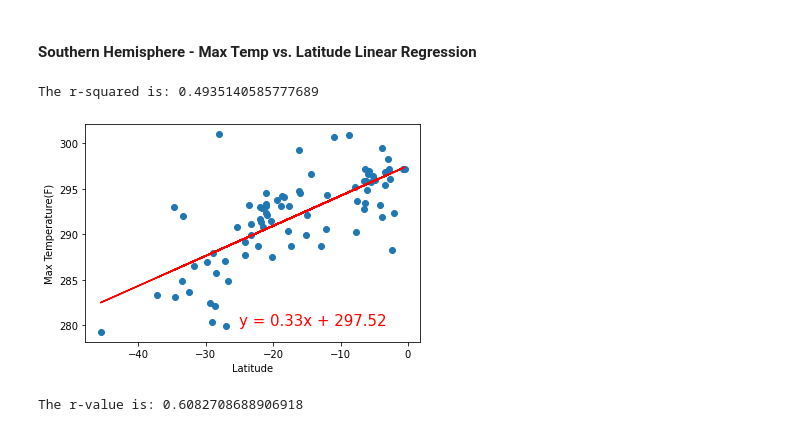
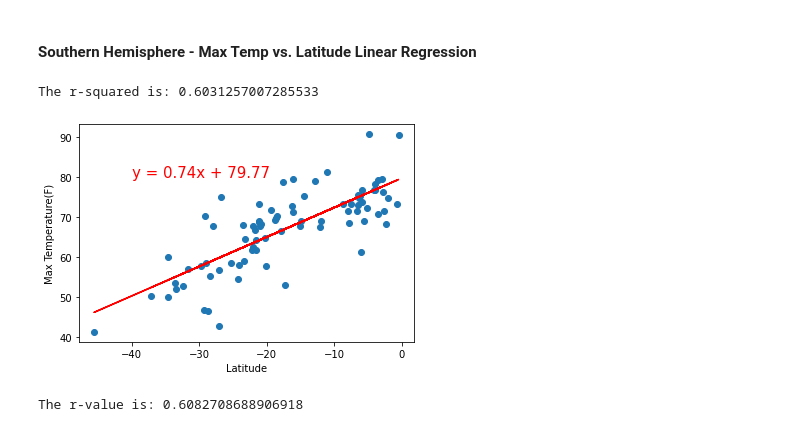
Before and after one commit to nickchuasl/python-api-challenge, a Jupyter notebook: WeatherPy/WeatherPy.ipynb, the cells around one changed output. Saved outputs shown, nothing was run; the diff lists cells and outputs as text; code cells hidden in the pictures.

```diff
--- a/WeatherPy/WeatherPy.ipynb
+++ b/WeatherPy/WeatherPy.ipynb
@@ -102,7 +102,7 @@ max_temp = []
 #Data to loop
 
 set_num = 1
-
+units = "Imperial"
 print("Beginning Data Retrieval")
 print("--------------------------------")
 
@@ -110,7 +110,7 @@ for index, row in interest_cities.iterrows():
     lat = row['lat']
     lon = row['lng']
 
-    response = requests.get(f"{url}lat={lat}&lon={lon}").json()
+    response = requests.get(f"{url}lat={lat}&lon={lon}&units={units}").json()
 
     try:
         print(f"Processing Record {index +1} of Set {set_num} | {response['name']}")
@@ -411,22 +409,22 @@ The r-value is: 0.46937863826630627
 # %%
 x_values = sothern_cities_pd['Lat']
 y_values = sothern_cities_pd['Max Temp']
 
 fig4, ax4 = plt.subplots()
 (slope, intercept, rvalue, pvalue, stderr) = linregress(x_values,y_values)
 regress_values = x_values * slope + intercept
 line_eq = "y = " + str(round(slope,2)) + "x + " + str(round(intercept,2))
 plt.plot(x_values,regress_values,"r-")
-plt.annotate(line_eq,(-25,280),fontsize=15,color="red")
+plt.annotate(line_eq,(-40,80),fontsize=15,color="red")
 print(f"The r-squared is: {rvalue**2}")
 plt.scatter(x_values, y_values)
 plt.xlabel('Latitude')
 plt.ylabel('Max Temperature(F)')
 plt.savefig("../Resources/output_data/SH - Max Temp v Latitude.png")
 plt.show()
 # %% [output]
-The r-squared is: 0.4935140585777689
+The r-squared is: 0.6031257007285533
-[figure, old version]
+[figure, new version]
 # %%
 # %% [output]
 The r-value is: 0.6082708688906918
```
Also changed, not shown: parts of 17 cells of this notebook, 15 other files.
